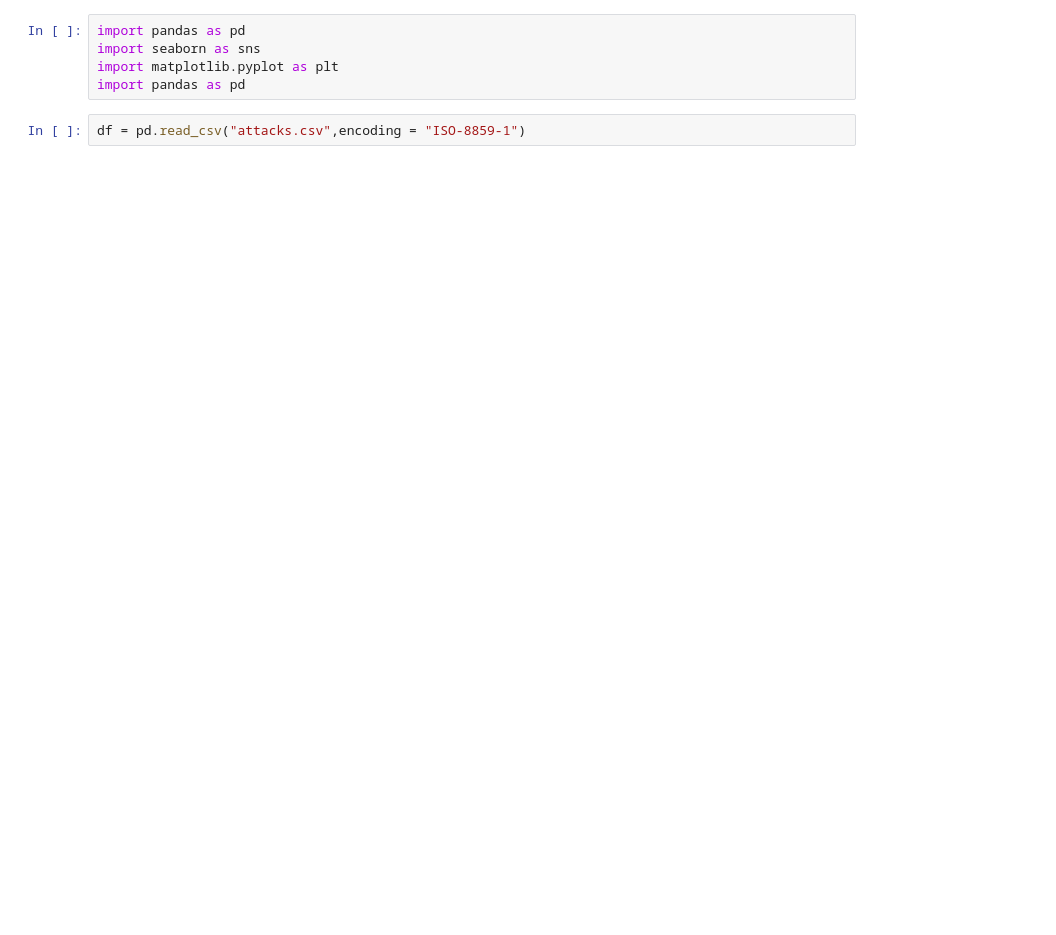
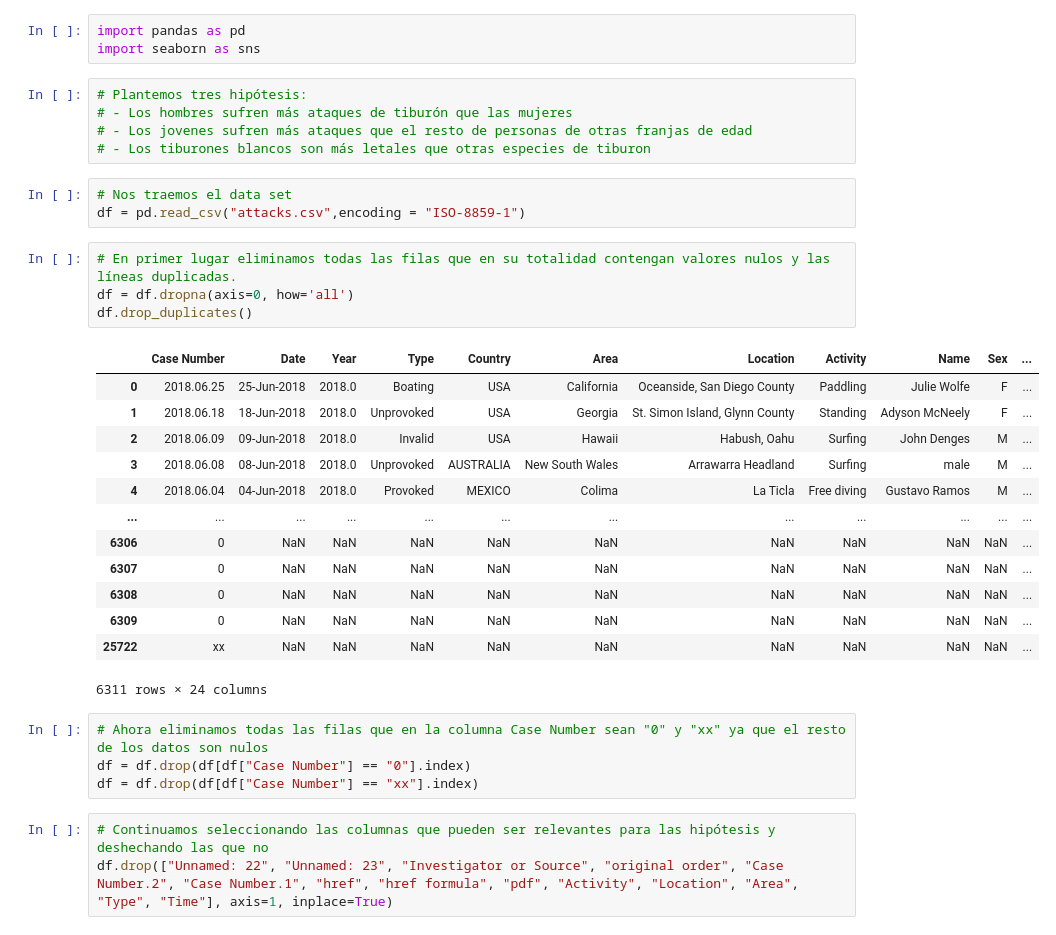
Before and after one commit to NicolasPce/P1, a Jupyter notebook: Limpieza.ipynb, the cells around one changed output. Saved outputs shown, nothing was run; the diff lists cells and outputs as text; blank space fills up the shorter version.

Commit message:
Tiburones

```diff
--- a/Limpieza.ipynb
+++ b/Limpieza.ipynb
@@ -1,10 +1,39 @@
 # %%
 import pandas as pd
 import seaborn as sns
-import matplotlib.pyplot as plt
-import pandas as pd
+# %%
+# Plantemos tres hipótesis:
+# - Los hombres sufren más ataques de tiburón que las mujeres
+# - Los jovenes sufren más ataques que el resto de personas de otras franjas de edad
+# - Los tiburones blancos son más letales que otras especies de tiburon
 # %%
+# Nos traemos el data set
 df = pd.read_csv("attacks.csv",encoding = "ISO-8859-1")
+# %%
+# En primer lugar eliminamos todas las filas que en su totalidad contengan valores nulos y las líneas duplicadas.
+df = df.dropna(axis=0, how='all')
+df.drop_duplicates()
+# %% [output]
+|  | Case Number | Date | Year | Type | Country | Area | Location | Activity | Name | Sex | ... |
+| 0 | 2018.06.25 | 25-Jun-2018 | 2018.0 | Boating | USA | California | Oceanside, San Diego County | Paddling | Julie Wolfe | F | ... |
+| 1 | 2018.06.18 | 18-Jun-2018 | 2018.0 | Unprovoked | USA | Georgia | St. Simon Island, Glynn County | Standing | Adyson McNeely | F | ... |
+| 2 | 2018.06.09 | 09-Jun-2018 | 2018.0 | Invalid | USA | Hawaii | Habush, Oahu | Surfing | John Denges | M | ... |
+| 3 | 2018.06.08 | 08-Jun-2018 | 2018.0 | Unprovoked | AUSTRALIA | New South Wales | Arrawarra Headland | Surfing | male | M | ... |
+| 4 | 2018.06.04 | 04-Jun-2018 | 2018.0 | Provoked | MEXICO | Colima | La Ticla | Free diving | Gustavo Ramos | M | ... |
+| ... | ... | ... | ... | ... | ... | ... | ... | ... | ... | ... | ... |
+| 6306 | 0 | NaN | NaN | NaN | NaN | NaN | NaN | NaN | NaN | NaN | ... |
+| 6307 | 0 | NaN | NaN | NaN | NaN | NaN | NaN | NaN | NaN | NaN | ... |
+| 6308 | 0 | NaN | NaN | NaN | NaN | NaN | NaN | NaN | NaN | NaN | ... |
+| 6309 | 0 | NaN | NaN | NaN | NaN | NaN | NaN | NaN | NaN | NaN | ... |
+| 25722 | xx | NaN | NaN | NaN | NaN | NaN | NaN | NaN | NaN | NaN | ... |
+6311 rows × 24 columns
+# %%
+# Ahora eliminamos todas las filas que en la columna Case Number sean "0" y "xx" ya que el resto de los datos son nulos
+df = df.drop(df[df["Case Number"] == "0"].index)
+df = df.drop(df[df["Case Number"] == "xx"].index)
+# %%
+# Continuamos seleccionando las columnas que pueden ser relevantes para las hipótesis y deshechando las que no
+df.drop(["Unnamed: 22", "Unnamed: 23", "Investigator or Source", "original order", "Case Number.2", "Case Number.1", "href", "href formula", "pdf", "Activity", "Location", "Area", "Type", "Time"], axis=1, inplace=True)
 # %%
 df.head()
 # %% [output]
```
Also changed, not shown: parts of 52 cells of this notebook, 3 other files.
